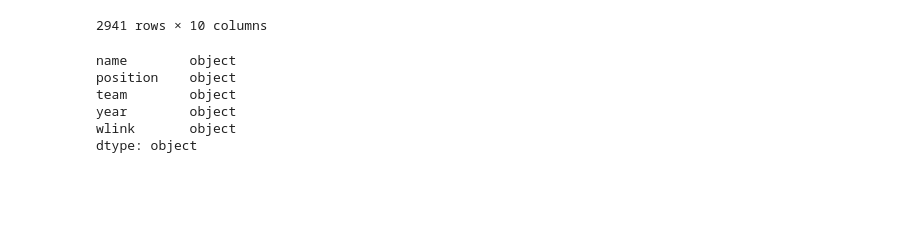
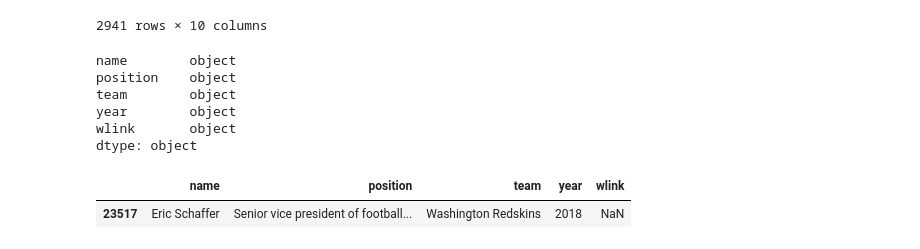
Before and after one commit to plee0117/Coaches, a Jupyter notebook: nflwiki.ipynb, the cells around one changed output. Drawn from its saved outputs; the diff is of its cells as text; code cells hidden in the pictures; blank space fills up the shorter version.

```diff
--- a/nflwiki.ipynb
+++ b/nflwiki.ipynb
@@ -437,3 +471,7 @@ team        object
 year        object
 wlink       object
 dtype: object
+# %%
+wiki2 = pd.read_csv('nfl.csv',header=None)
+wiki2.columns=['name','position','team','year','wlink']
+wiki2.year = wiki2.year.astype(str)
@@ -440,3 +486,11 @@ dtype: object
+# %%
+qwer = wiki2.loc[[False if any([True if re.search(i, wiki2.position[j]) else False for i in
+                       front_office]) else True for j in range(len(wiki2.position))]]
+# %%
+qwer[qwer.name == 'Eric Schaffer']
+# %% [output]
+|  | name | position | team | year | wlink |
+| 23517 | Eric Schaffer | Senior vice president of football... | Washington Redskins | 2018 | NaN |
 # %%
 import requests
 from bs4 import BeautifulSoup
```
Also changed, not shown: parts of 20 cells of this notebook, 2 other files.
